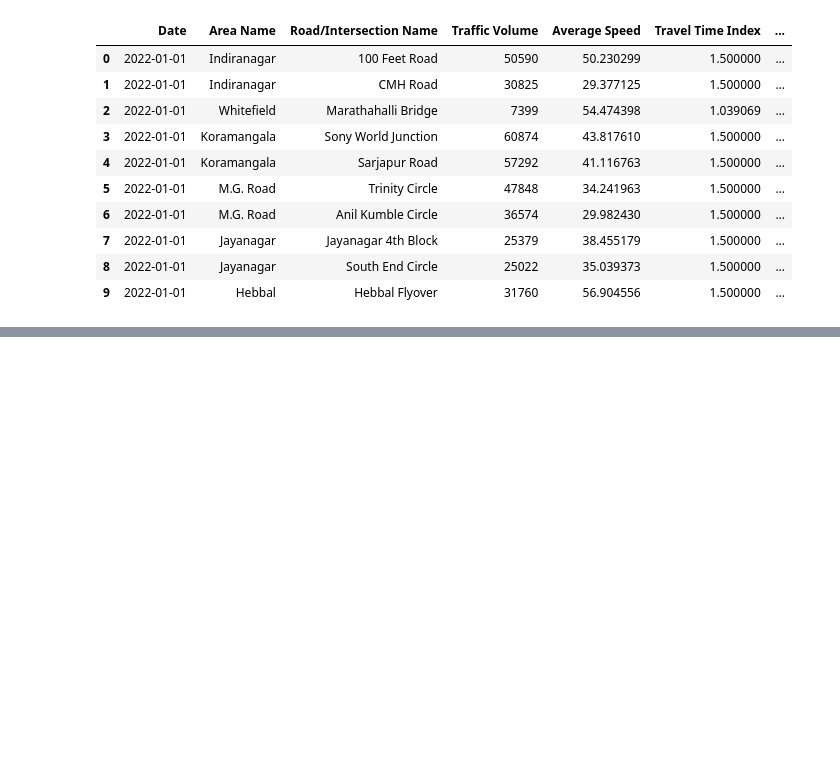
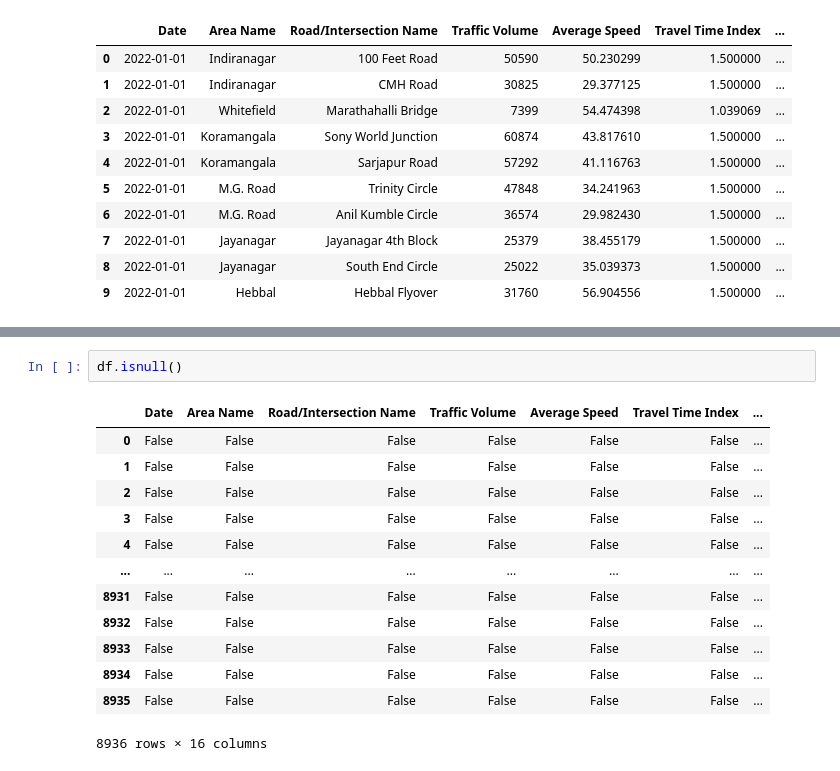
Before and after one commit to tallman1O/Traffic-Flow-Prediction, a Jupyter notebook: Traffic Flow.ipynb, the cells around one changed output, grey strips where cells are left out. Cells and saved outputs as stored; diff of their text form; blank space fills up the shorter version.

```diff
--- a/Traffic Flow.ipynb
+++ b/Traffic Flow.ipynb
@@ -20,0 +75,16 @@ df.head(10)
+# %%
+df.isnull()
+# %% [output]
+|  | Date | Area Name | Road/Intersection Name | Traffic Volume | Average Speed | Travel Time Index | ... |
+| 0 | False | False | False | False | False | False | ... |
+| 1 | False | False | False | False | False | False | ... |
+| 2 | False | False | False | False | False | False | ... |
+| 3 | False | False | False | False | False | False | ... |
+| 4 | False | False | False | False | False | False | ... |
+| ... | ... | ... | ... | ... | ... | ... | ... |
+| 8931 | False | False | False | False | False | False | ... |
+| 8932 | False | False | False | False | False | False | ... |
+| 8933 | False | False | False | False | False | False | ... |
+| 8934 | False | False | False | False | False | False | ... |
+| 8935 | False | False | False | False | False | False | ... |
+8936 rows × 16 columns
```
Also changed, not shown: parts of 9 cells of this notebook.
